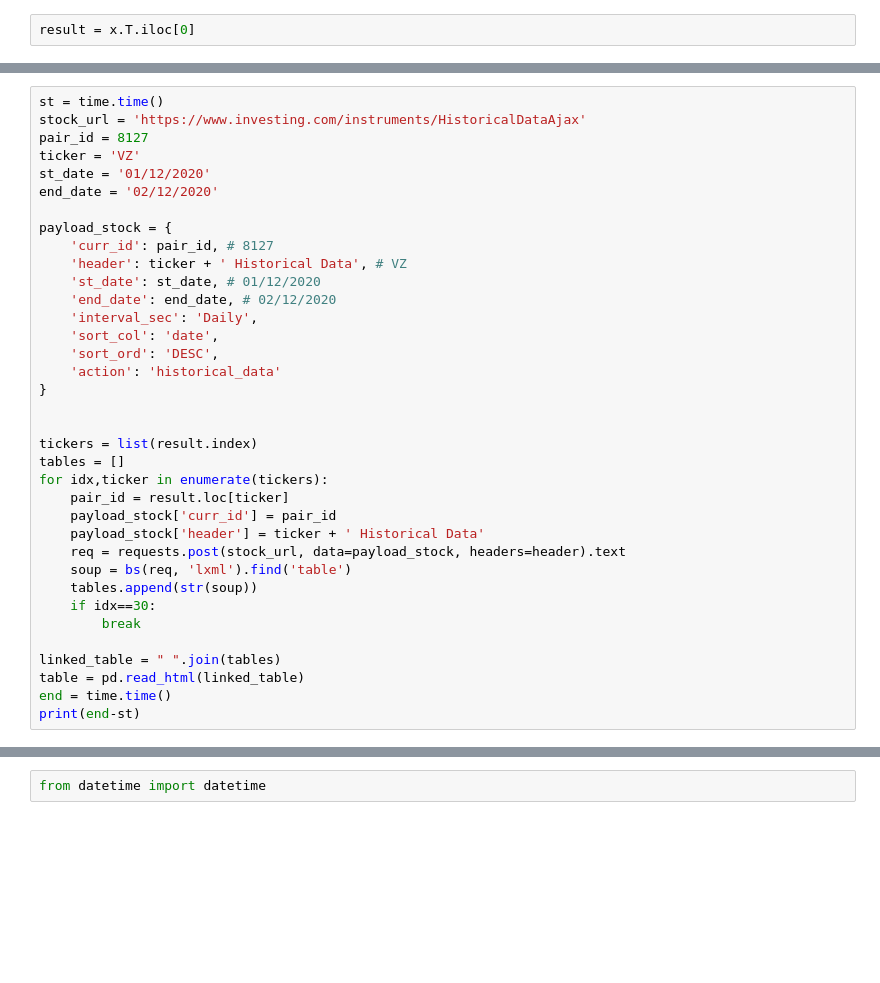
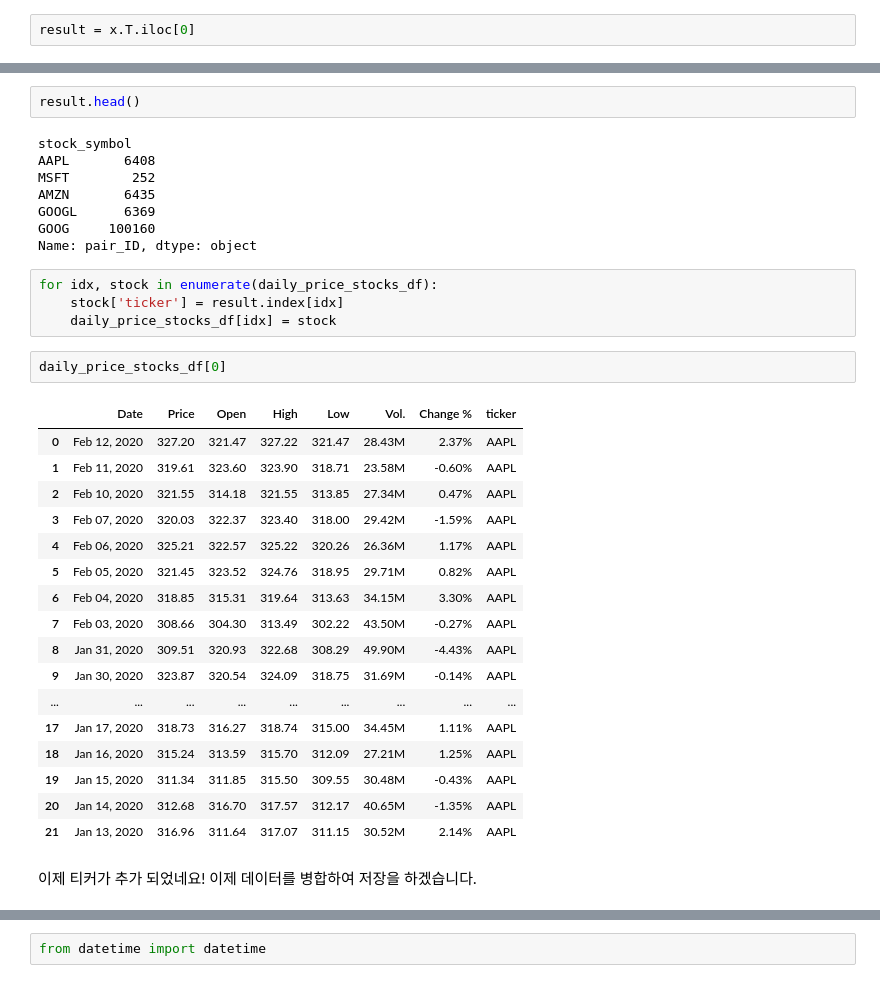
Before and after one commit to algolist-manager/finance, a Jupyter notebook: investing.ipynb, the cells around one changed output, grey strips where cells are left out. Drawn from its saved outputs; the diff is of its cells as text; blank space fills up the shorter version.

Commit message:
stock decision adjustment

```diff
--- a/investing.ipynb
+++ b/investing.ipynb
@@ -189,36 +224,0 @@ table[1]
-# %%
-st = time.time()
-stock_url = 'https://www.investing.com/instruments/HistoricalDataAjax'
-pair_id = 8127
-ticker = 'VZ'
-st_date = '01/12/2020'
-end_date = '02/12/2020'
-
-payload_stock = {
-    'curr_id': pair_id, # 8127
-    'header': ticker + ' Historical Data', # VZ
-    'st_date': st_date, # 01/12/2020
-    'end_date': end_date, # 02/12/2020
-    'interval_sec': 'Daily',
-    'sort_col': 'date',
-    'sort_ord': 'DESC',
-    'action': 'historical_data'
-}
-
-
-tickers = list(result.index)
-tables = []
-for idx,ticker in enumerate(tickers):
-    pair_id = result.loc[ticker]
-    payload_stock['curr_id'] = pair_id
-    payload_stock['header'] = ticker + ' Historical Data'
-    req = requests.post(stock_url, data=payload_stock, headers=header).text
-    soup = bs(req, 'lxml').find('table')
-    tables.append(str(soup))
-    if idx==30:
-        break
-
-linked_table = " ".join(tables)
-table = pd.read_html(linked_table)
-end = time.time()
-print(end-st)
@@ -224,0 +247,36 @@ print(end-st)
+# %%
+result.head()
+# %% [output]
+stock_symbol
+AAPL       6408
+MSFT        252
+AMZN       6435
+GOOGL      6369
+GOOG     100160
+Name: pair_ID, dtype: object
+# %%
+for idx, stock in enumerate(daily_price_stocks_df):
+    stock['ticker'] = result.index[idx]
+    daily_price_stocks_df[idx] = stock
+# %%
+daily_price_stocks_df[0]
+# %% [output]
+|  | Date | Price | Open | High | Low | Vol. | Change % | ticker |
+| 0 | Feb 12, 2020 | 327.20 | 321.47 | 327.22 | 321.47 | 28.43M | 2.37% | AAPL |
+| 1 | Feb 11, 2020 | 319.61 | 323.60 | 323.90 | 318.71 | 23.58M | -0.60% | AAPL |
+| 2 | Feb 10, 2020 | 321.55 | 314.18 | 321.55 | 313.85 | 27.34M | 0.47% | AAPL |
+| 3 | Feb 07, 2020 | 320.03 | 322.37 | 323.40 | 318.00 | 29.42M | -1.59% | AAPL |
+| 4 | Feb 06, 2020 | 325.21 | 322.57 | 325.22 | 320.26 | 26.36M | 1.17% | AAPL |
+| 5 | Feb 05, 2020 | 321.45 | 323.52 | 324.76 | 318.95 | 29.71M | 0.82% | AAPL |
+| 6 | Feb 04, 2020 | 318.85 | 315.31 | 319.64 | 313.63 | 34.15M | 3.30% | AAPL |
+| 7 | Feb 03, 2020 | 308.66 | 304.30 | 313.49 | 302.22 | 43.50M | -0.27% | AAPL |
+| 8 | Jan 31, 2020 | 309.51 | 320.93 | 322.68 | 308.29 | 49.90M | -4.43% | AAPL |
+| 9 | Jan 30, 2020 | 323.87 | 320.54 | 324.09 | 318.75 | 31.69M | -0.14% | AAPL |
+| ... | ... | ... | ... | ... | ... | ... | ... | ... |
+| 17 | Jan 17, 2020 | 318.73 | 316.27 | 318.74 | 315.00 | 34.45M | 1.11% | AAPL |
+| 18 | Jan 16, 2020 | 315.24 | 313.59 | 315.70 | 312.09 | 27.21M | 1.25% | AAPL |
+| 19 | Jan 15, 2020 | 311.34 | 311.85 | 315.50 | 309.55 | 30.48M | -0.43% | AAPL |
+| 20 | Jan 14, 2020 | 312.68 | 316.70 | 317.57 | 312.17 | 40.65M | -1.35% | AAPL |
+| 21 | Jan 13, 2020 | 316.96 | 311.64 | 317.07 | 311.15 | 30.52M | 2.14% | AAPL |
+# %% [markdown]
+이제 티커가 추가 되었네요! 이제 데이터를 병합하여 저장을 하겠습니다.
```
Also changed, not shown: parts of 26 cells of this notebook, 8 other files.
